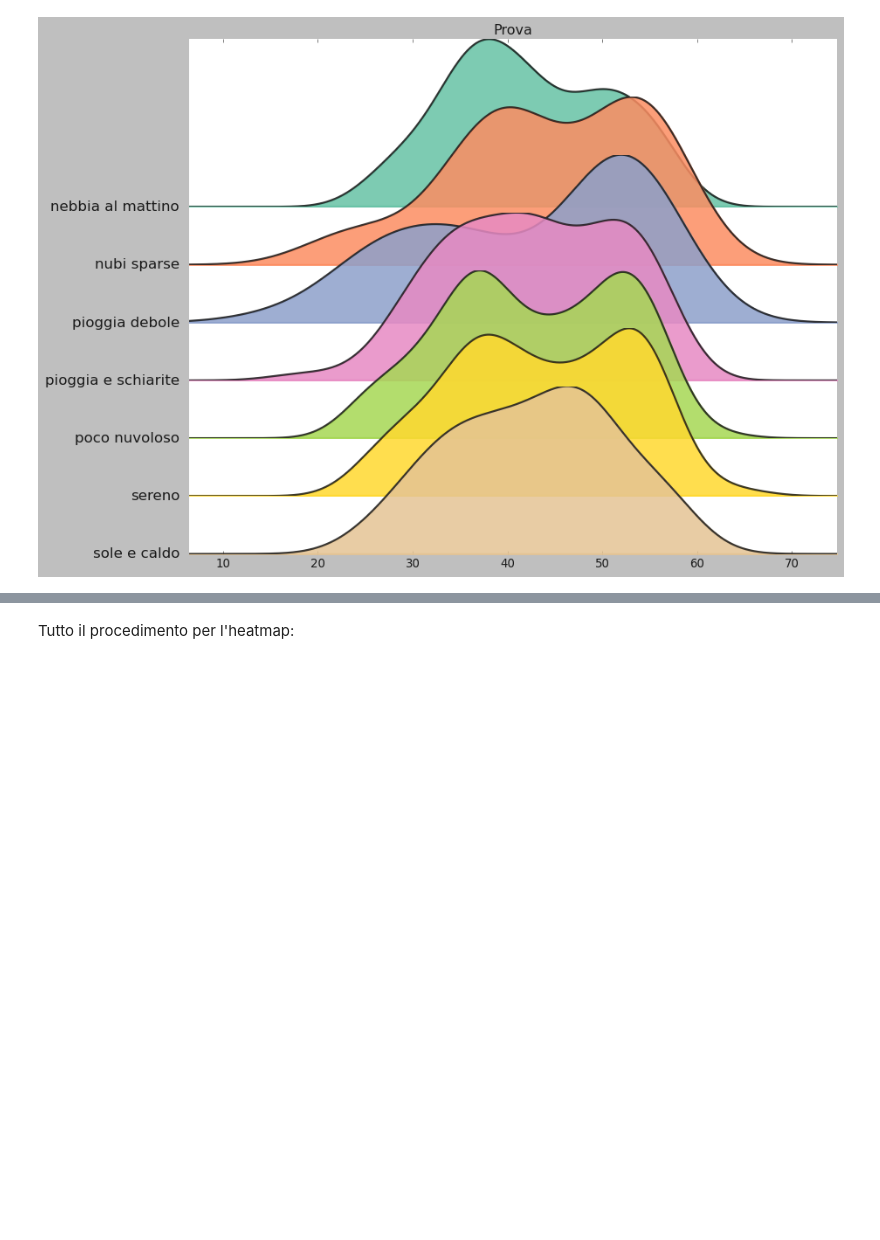
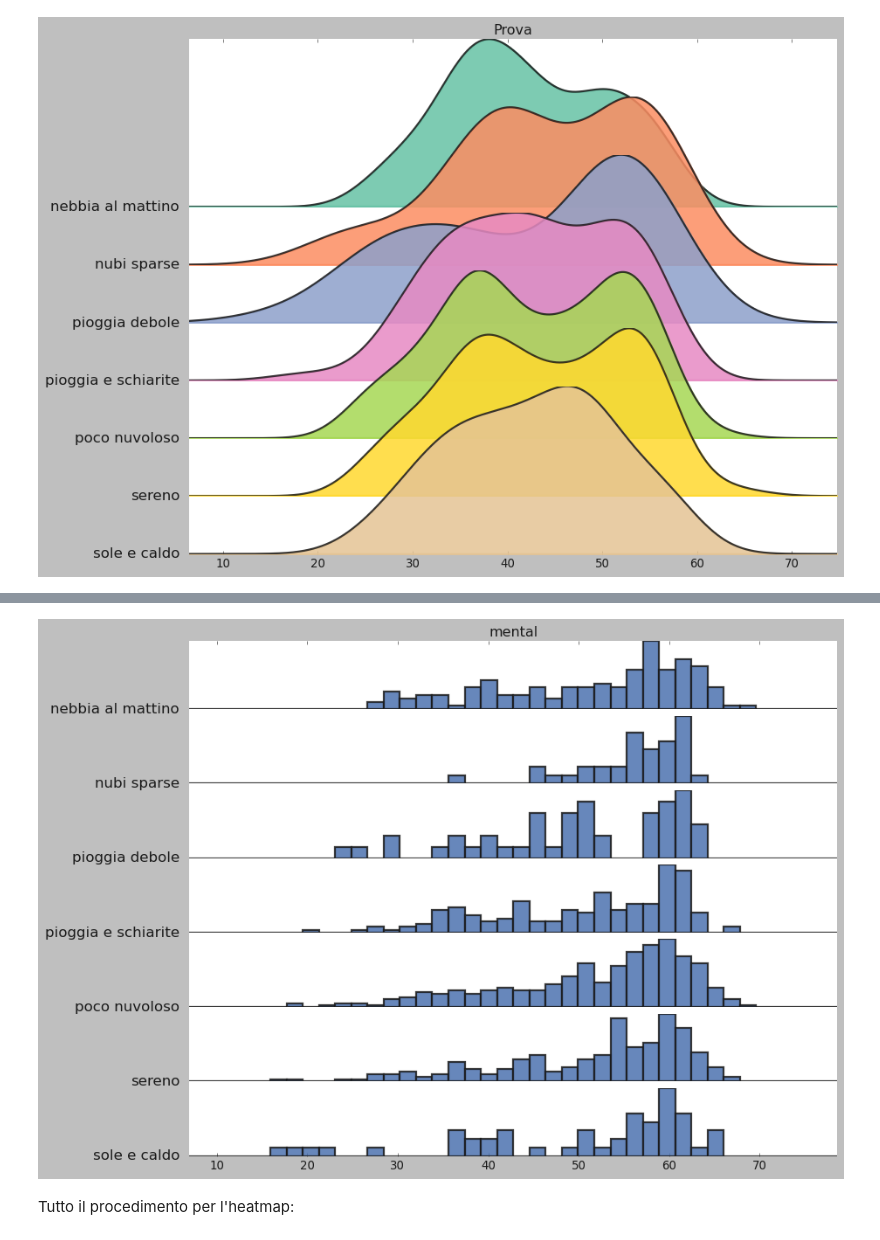
Before and after one commit to giocoal/surgery-PROMs-score-and-weather-conditions-data-visualizations, a Jupyter notebook: Compitino.ipynb, the cells around one changed output, grey strips where cells are left out. Saved outputs shown, nothing was run; the diff lists cells and outputs as text; code cells hidden in the pictures; blank space fills up the shorter version.

```diff
--- a/Compitino.ipynb
+++ b/Compitino.ipynb
@@ -426,3 +494,12 @@ Requirement already satisfied: pyparsing!=2.0.4,!=2.1.2,!=2.1.6,>=2.0.3 in c:\us
+# %%
+#!pip install joypy
+#import joypy
+fig, axes = joypy.joyplot(temp4[['score_postop', 'condizioni_meteo']], by='condizioni_meteo', ylim='own', figsize=(11.7, 8.27),
+                          title=f"mental",
+                          ylabelsize=15, tails=0.2, linewidth=2, overlap=0, alpha=0.85, hist = True, bins = 40,
+                          grid='y', xlim=[0, 100], colormap=plm.cm.Set2)
+# %% [output]
+[figure, added]
 # %% [markdown]
 Tutto il procedimento per l'heatmap:
 # %%
```
Also changed, not shown: parts of 11 cells of this notebook.
